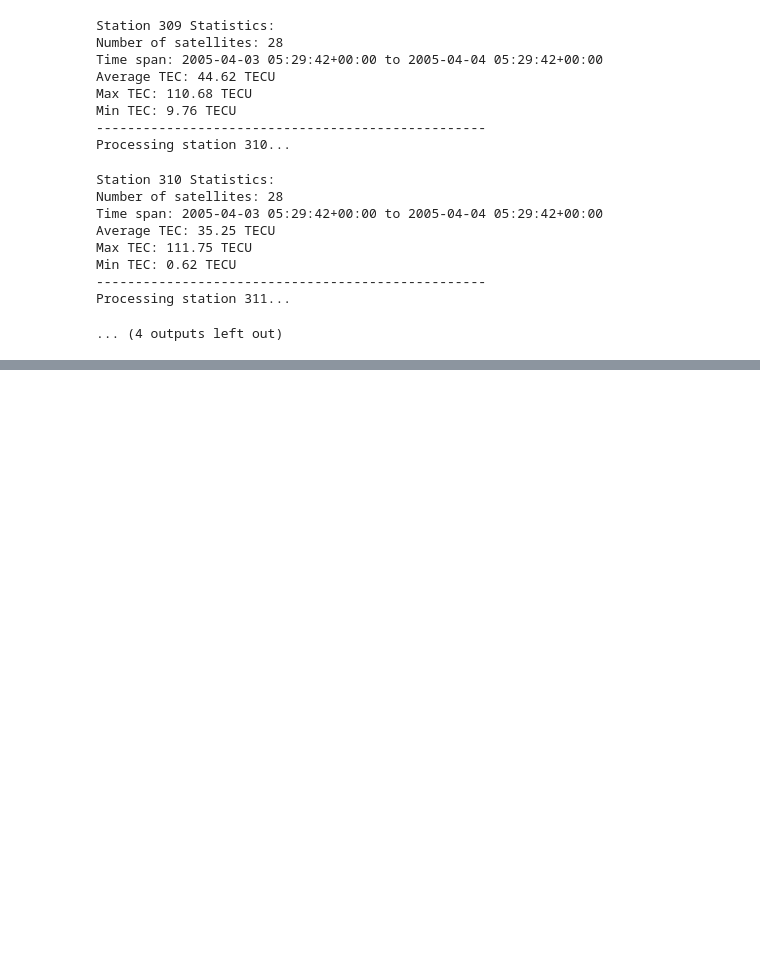
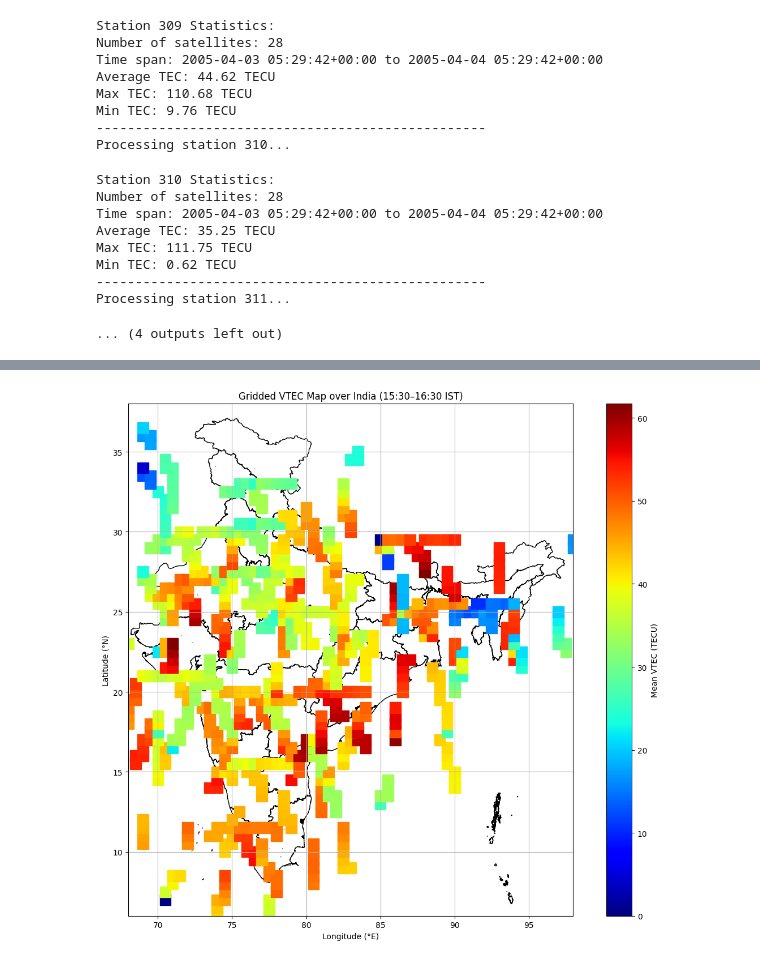
Before and after one commit to shivangichaudhary/TEC_2D_Mapping_Technique, a Jupyter notebook: Notebooks/TEC2D.ipynb, the cells around one changed output, grey strips where cells are left out. Cells and saved outputs as stored; diff of their text form; code cells hidden in the pictures; blank space fills up the shorter version.

```diff
--- a/Notebooks/TEC2D.ipynb
+++ b/Notebooks/TEC2D.ipynb
@@ -674,0 +787,48 @@ plt.show()
+# %%
+import matplotlib.pyplot as plt
+import geopandas as gpd
+
+# Load VTEC data
+vtec_dir = "../Data/GenData/Processed_TEC_with_VTEC"
+grid_resolution = 0.5  # in degrees
+time_window_start = "2005-04-03 15:30:00"
+time_window_end = "2005-04-03 16:30:00"
+
+# Load all files and filter by time
+all_data = []
+for file_path in glob.glob(os.path.join(vtec_dir, "*.csv")):
+    df = pd.read_csv(file_path, parse_dates=['IST_time'])
+    df = df[(df['IST_time'] >= time_window_start) & (df['IST_time'] <= time_window_end)]
+    df = df.dropna(subset=['IPP_lat', 'IPP_lon', 'VTEC'])
+    all_data.append(df[['IPP_lat', 'IPP_lon', 'VTEC']])
+
+vtec_df = pd.concat(all_data, ignore_index=True)
+
+# Bin into lat-lon grid
+vtec_df['lat_bin'] = (vtec_df['IPP_lat'] // grid_resolution) * grid_resolution
+vtec_df['lon_bin'] = (vtec_df['IPP_lon'] // grid_resolution) * grid_resolution
+grid_vtec = vtec_df.groupby(['lat_bin', 'lon_bin'])['VTEC'].mean().reset_index()
+
+# Load India map
+shapefile_path = "../Data/shapefiles/STATE_BOUNDARY.shp"
+gdf = gpd.read_file(shapefile_path)
+if gdf.crs is None or gdf.crs.to_epsg() != 4326:
+    gdf = gdf.to_crs(epsg=4326)
+
+# Plot gridded VTEC
+fig, ax = plt.subplots(figsize=(12, 10))
+gdf.plot(ax=ax, color='white', edgecolor='black')
+sc = ax.scatter(grid_vtec['lon_bin'], grid_vtec['lat_bin'], c=grid_vtec['VTEC'], cmap='jet', s=200, marker='s')
+
+plt.colorbar(sc, label='Mean VTEC (TECU)')
+ax.set_title("Gridded VTEC Map over India (15:30–16:30 IST)")
+ax.set_xlabel("Longitude (°E)")
+ax.set_ylabel("Latitude (°N)")
+ax.set_xlim(68, 98)
+ax.set_ylim(6, 38)
+ax.grid(True)
+plt.tight_layout()
+plt.savefig("../Output/VTEC_Gridded_Map_India.png", dpi=300)
+plt.show()
+# %% [output]
+[figure, added]
```
Also changed, not shown: parts of 10 cells of this notebook, 29 other files.
